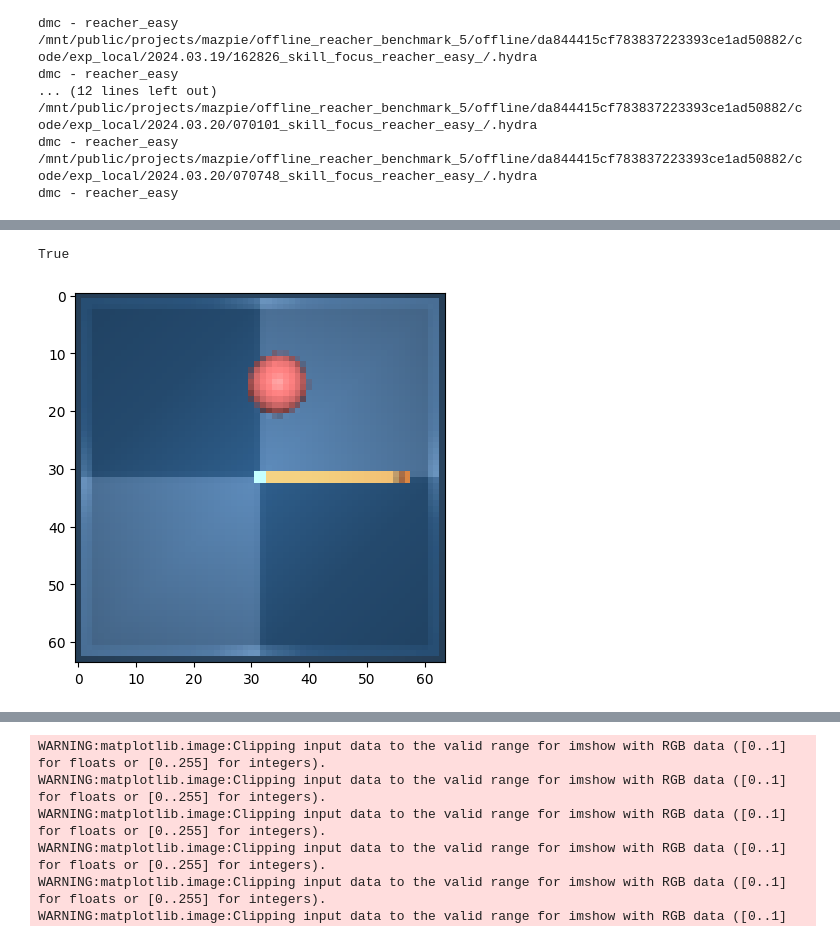
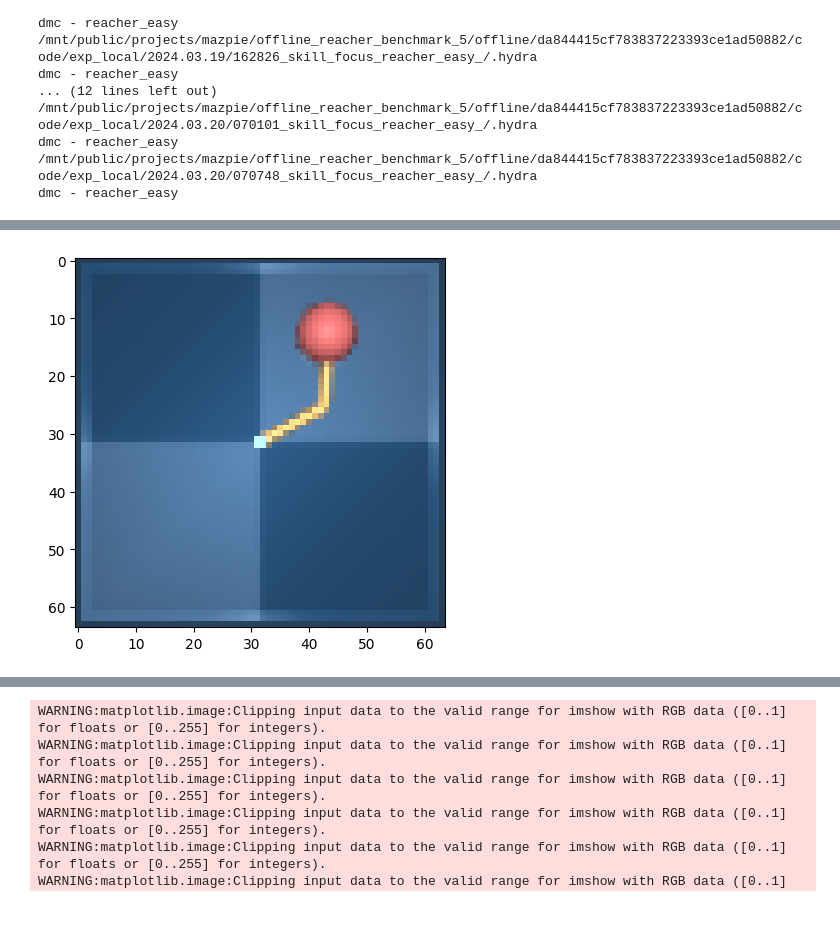
Before and after one commit to StefanoFerraro/FOCUS, a Jupyter notebook: notebooks/plotting_pose/latent_swap.ipynb, the cells around one changed output, grey strips where cells are left out. Drawn from its saved outputs; the diff is of its cells as text; code cells hidden in the pictures.

Commit message:
feat: ablations over mixed latent + rendered target

```diff
--- a/notebooks/plotting_pose/latent_swap.ipynb
+++ b/notebooks/plotting_pose/latent_swap.ipynb
@@ -148,12 +149,3 @@ def get_target_observation(goal_pose):
     eval_env.set_goal_state(goal_pose)
     obs = eval_env.step(np.array([0,0]))
     return obs
-# %%
-import matplotlib.pyplot as plt
-
-target = env.get_random_goal()
-print(target)
-eval_env.set_target(target[1])
-target_obs = get_target_observation(target[0])
-print(target_obs["proprio"])
-plt.imshow(target_obs["rgb"].transpose(1,2,0))
@@ -188,7 +174,3 @@ skill = agent.wm.heads["object_decoder"].object_latent_extractor(f_i)["post"]["m
-# %%
-print(cfg.env.visualize_target)
-# %% [output]
-True
 # %%
 import matplotlib.pyplot as plt
 eval_env.visualize_target = True
@@ -211,40 +193,38 @@ while eval_until_episode(episode):
     target = env.get_random_goal()
 
     # set target before reset of env
+    eval_env.set_target(target[1])
+    agent.set_target(target[1])
     target_obs = get_target_observation(target[0])
 
     plt.imshow(target_obs["rgb"].transpose(1,2,0))
 
     tensor_target_obs = {
-        k: torch.as_tensor(np.copy(v), device=agent.device).unsqueeze(0).unsqueeze(0)
+        k: torch.as_tensor(np.copy(v), device=agent.device).unsqueeze(0)
         for k, v in target_obs.items()
     }
     embed = agent.wm.encoder(agent.wm.preprocess(tensor_target_obs))
 
-    warmup_cycles = 25 # TODO: substitute with obs_step
+    warmup_cycles = 2
+    latent = agent.wm.rssm.initial(len([target_obs["reward"]]))
+
     for i in range(warmup_cycles):
-        post, _ = agent.wm.rssm.obs_step(
+        latent, _ = agent.wm.rssm.obs_step(
+            latent,
             tensor_target_obs["action"],
             embed,
             tensor_target_obs["is_first"],
-            hould_sample=False
+            should_sample=True
             )
-        prev_state, prev_action, embed, is_first, should_sample=True
 
-    f_i = agent.wm.rssm.get_feat(post)
+    f_i = agent.wm.rssm.get_feat(latent).unsqueeze(0)
     target_skill = agent.wm.heads["object_decoder"].object_latent_extractor(f_i.detach())["post"]["mean"][0,0,0,:].unsqueeze(0)
 
-    target = target[1]
     # target_skill = agent.wm.object_encoder(torch.tensor([[[target]]], device="cuda", dtype=torch.float))["prior"]["mean"][0][0]
-
-    agent.set_target(target)
-    eval_env.set_target(target)
 
     obs = eval_env.reset()
 
-    # dmc envs adapt objects position after the res
-    if cfg.agent.train_target_reach:
-        eval_env.set_target(target)
+    eval_env.set_target(target[1])
 
     # double for visualization purposes
     obs["eval_rgb"] = obs["rgb"]
@@ -292,34 +272,34 @@ while eval_until_episode(episode):
 
     # video output for visualization
     if episode==0:
         video = np.expand_dims(np.stack([obs['eval_rgb'] for obs in episode_data], axis=0), axis=0)
     else:
         video = np.concatenate([video, np.expand_dims(np.stack([obs['eval_rgb'] for obs in episode_data], axis=0), axis=0)], axis=-1)
 
     episode += 1
     step_to_success_list += [step_to_success]
     step_to_success = horizon
     total_success += obs["success"]
     obj_pos = np.zeros_like([cfg.env.object_start_pos]).astype(float)
 
 # logging
     # log("episode_reward", total_reward / episode)
     # log("avg_success", total_success / episode)
     # log("episode_length", step * self.cfg.action_repeat / episode)
     # log("avg_step_to_success", sum(step_to_success_list) / episode)
     # log("episode", self.global_episode)
     # log("step", self.global_step)b
     # if self.cfg.agent.train_target_reach:
     #         utils.log_metrics_dict(move_to_target_metrics, log)
 
 # if self.global_frame % 25000 == 0: # in order to reduce space loggin space in wandb (takes 5MB each video/TSNE)
     # B, T, C, H, W = video.shape
 # video = np.uint8(video * 255)
 
     # Eval episodes for testing the prior
     # utils.TSNE_analysis(self)
 # %% [output]
-[figure, old version]
+[figure, new version]
 # %%
 import imageio
 from IPython.display import Video
```
Also changed, not shown: parts of 3 cells of this notebook, 13 other files.
